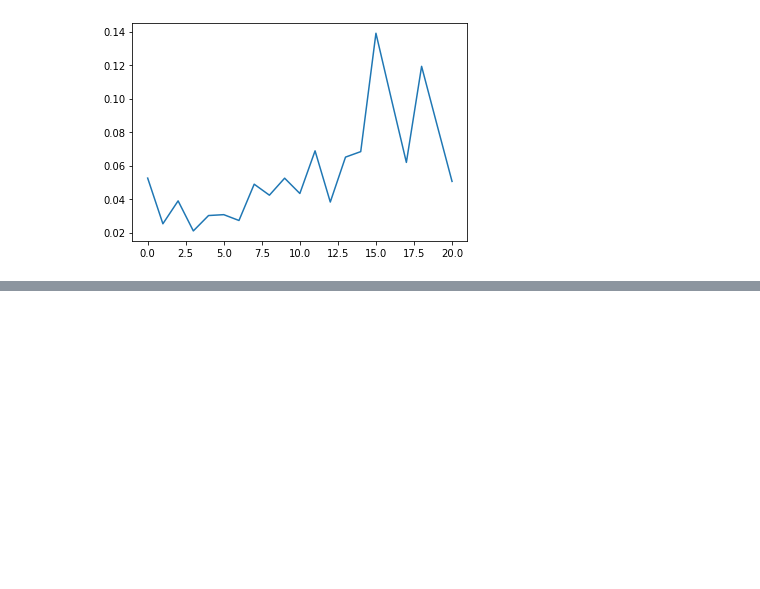
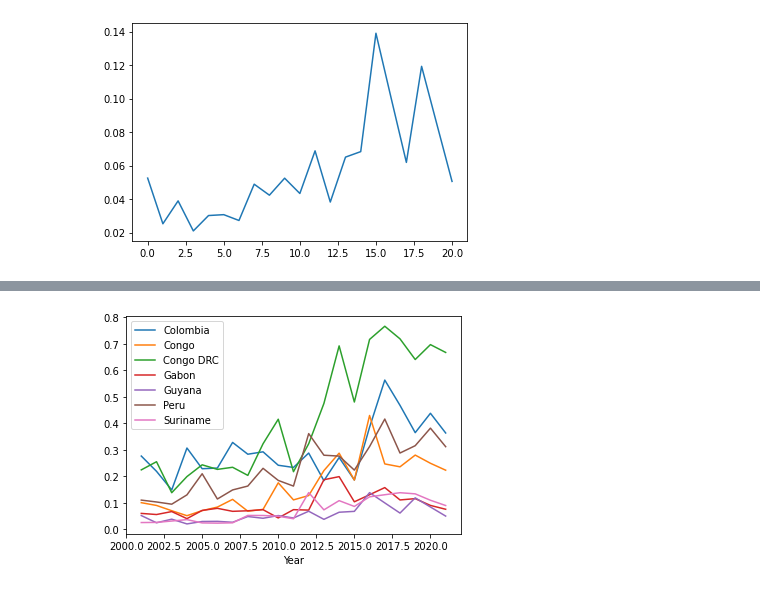
Before and after one commit to ogulati1999/jurisdictional-interventions, a Jupyter notebook: notebooks/generating_time_series.ipynb, the cells around one changed output, grey strips where cells are left out. Cells and saved outputs as stored; diff of their text form; code cells hidden in the pictures; blank space fills up the shorter version.

```diff
--- a/notebooks/generating_time_series.ipynb
+++ b/notebooks/generating_time_series.ipynb
@@ -207,0 +277,8 @@ guyana.to_csv('../data/main.csv')
+# %%
+main = pd.read_csv('../data/main.csv')
+# %%
+fig, ax = plt.subplots()
+for key, grp in main.groupby(['Country']):
+    ax = grp.plot(ax=ax, kind='line', x='Year', y='Annual Tree Cover Loss', label=key)
+# %% [output]
+[figure, added]
```
Also changed, not shown: parts of 15 cells of this notebook, 2 other files.
